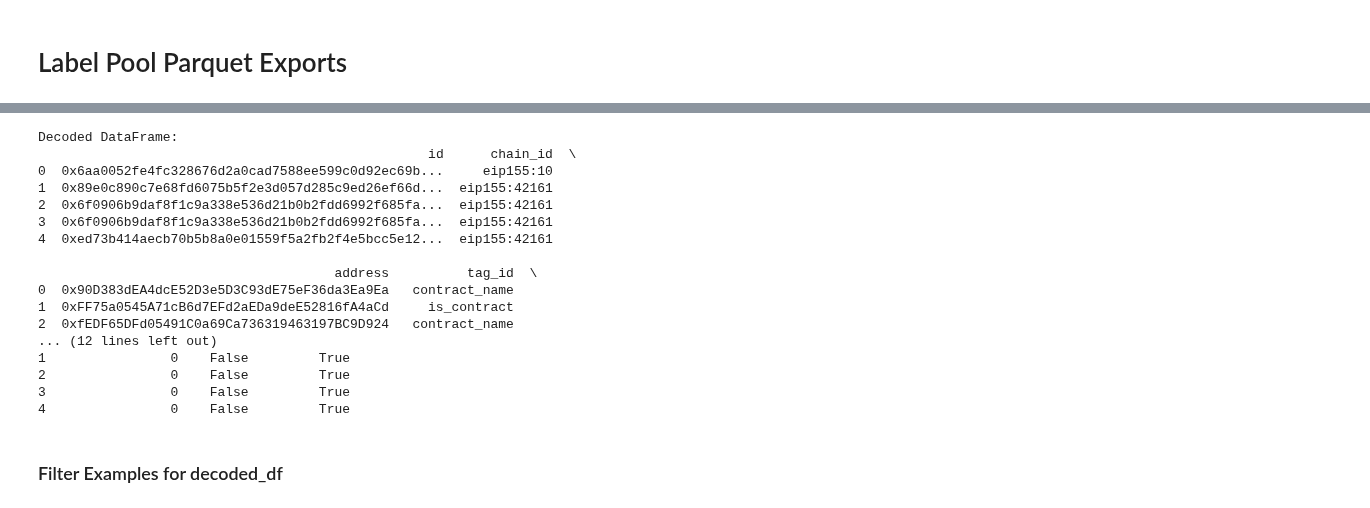
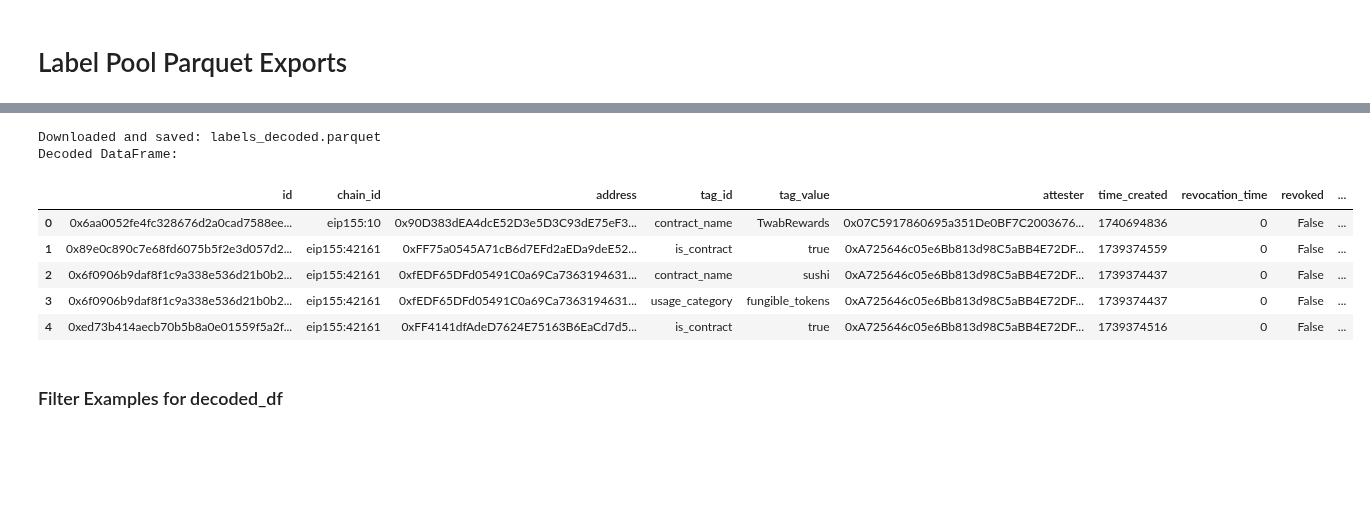
Before and after one commit to openlabelsinitiative/OLI, a Jupyter notebook: 2_label_pool/tooling_read/parquet/main.ipynb, the cells around one changed output, grey strips where cells are left out. Cells and saved outputs as stored; diff of their text form; code cells hidden in the pictures; blank space fills up the shorter version.

```diff
--- a/2_label_pool/tooling_read/parquet/main.ipynb
+++ b/2_label_pool/tooling_read/parquet/main.ipynb
@@ -30,31 +39,22 @@ print(raw_df.head())
 # %%
 # Download DECODED_URL parquet files
 download_parquet(DECODED_URL, "labels_decoded.parquet")
 
 # Load into Pandas decoded_df
 decoded_df = pd.read_parquet("labels_decoded.parquet")
 
 # Display decoded_df
 print("Decoded DataFrame:")
-print(decoded_df.head())
+decoded_df.head()
 # %% [output]
+Downloaded and saved: labels_decoded.parquet
 Decoded DataFrame:
-                                                  id      chain_id  \
-0  0x6aa0052fe4fc328676d2a0cad7588ee599c0d92ec69b...     eip155:10
-1  0x89e0c890c7e68fd6075b5f2e3d057d285c9ed26ef66d...  eip155:42161
-2  0x6f0906b9daf8f1c9a338e536d21b0b2fdd6992f685fa...  eip155:42161
-3  0x6f0906b9daf8f1c9a338e536d21b0b2fdd6992f685fa...  eip155:42161
-4  0xed73b414aecb70b5b8a0e01559f5a2fb2f4e5bcc5e12...  eip155:42161
-
-                                      address          tag_id  \
-0  0x90D383dEA4dcE52D3e5D3C93dE75eF36da3Ea9Ea   contract_name
-1  0xFF75a0545A71cB6d7EFd2aEDa9deE52816fA4aCd     is_contract
-2  0xfEDF65DFd05491C0a69Ca736319463197BC9D924   contract_name
-... (12 lines left out)
-1                0    False         True
-2                0    False         True
-3                0    False         True
-4                0    False         True
+|  | id | chain_id | address | tag_id | tag_value | attester | time_created | revocation_time | revoked | ... |
+| 0 | 0x6aa0052fe4fc328676d2a0cad7588ee... | eip155:10 | 0x90D383dEA4dcE52D3e5D3C93dE75eF3... | contract_name | TwabRewards | 0x07C5917860695a351De0BF7C2003676... | 1740694836 | 0 | False | ... |
+| 1 | 0x89e0c890c7e68fd6075b5f2e3d057d2... | eip155:42161 | 0xFF75a0545A71cB6d7EFd2aEDa9deE52... | is_contract | true | 0xA725646c05e6Bb813d98C5aBB4E72DF... | 1739374559 | 0 | False | ... |
+| 2 | 0x6f0906b9daf8f1c9a338e536d21b0b2... | eip155:42161 | 0xfEDF65DFd05491C0a69Ca7363194631... | contract_name | sushi | 0xA725646c05e6Bb813d98C5aBB4E72DF... | 1739374437 | 0 | False | ... |
+| 3 | 0x6f0906b9daf8f1c9a338e536d21b0b2... | eip155:42161 | 0xfEDF65DFd05491C0a69Ca7363194631... | usage_category | fungible_tokens | 0xA725646c05e6Bb813d98C5aBB4E72DF... | 1739374437 | 0 | False | ... |
+| 4 | 0xed73b414aecb70b5b8a0e01559f5a2f... | eip155:42161 | 0xFF4141dfAdeD7624E75163B6EaCd7d5... | is_contract | true | 0xA725646c05e6Bb813d98C5aBB4E72DF... | 1739374516 | 0 | False | ... |
 # %% [markdown]
 ### Filter Examples for decoded_df
 # %%
```
Also changed, not shown: parts of 1 cell of this notebook, 2 other files.
